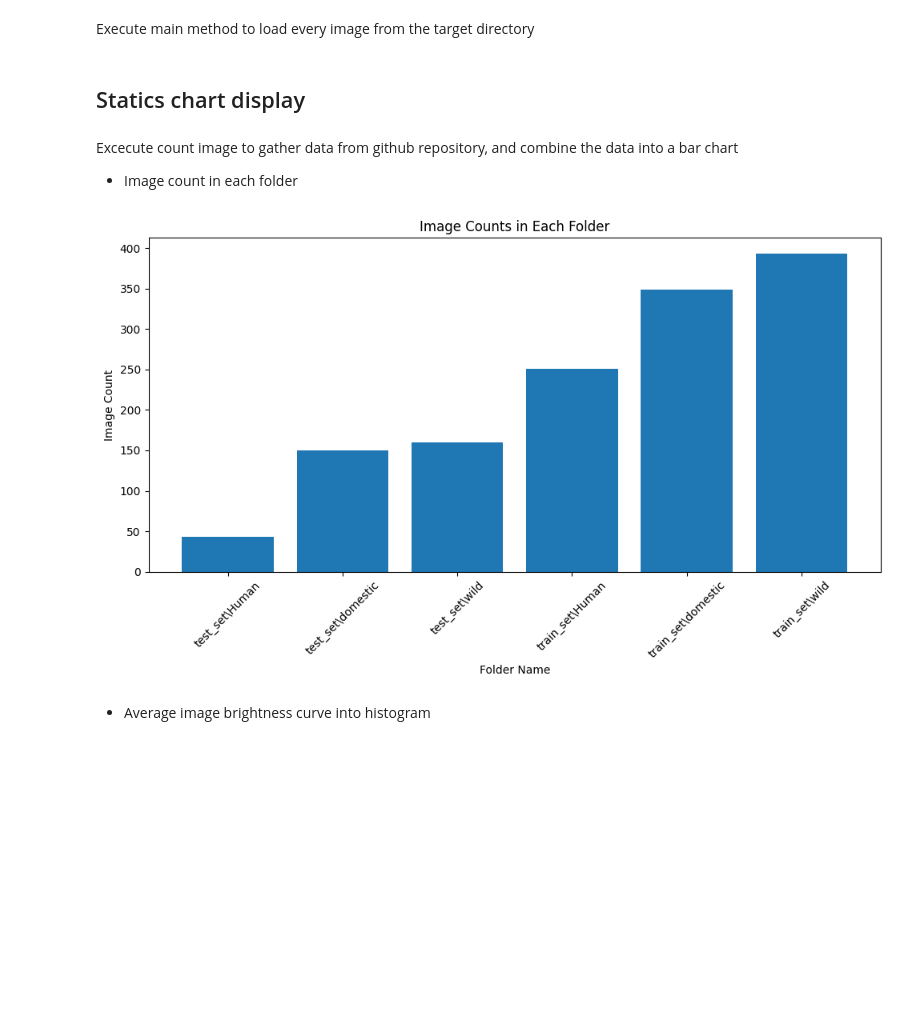
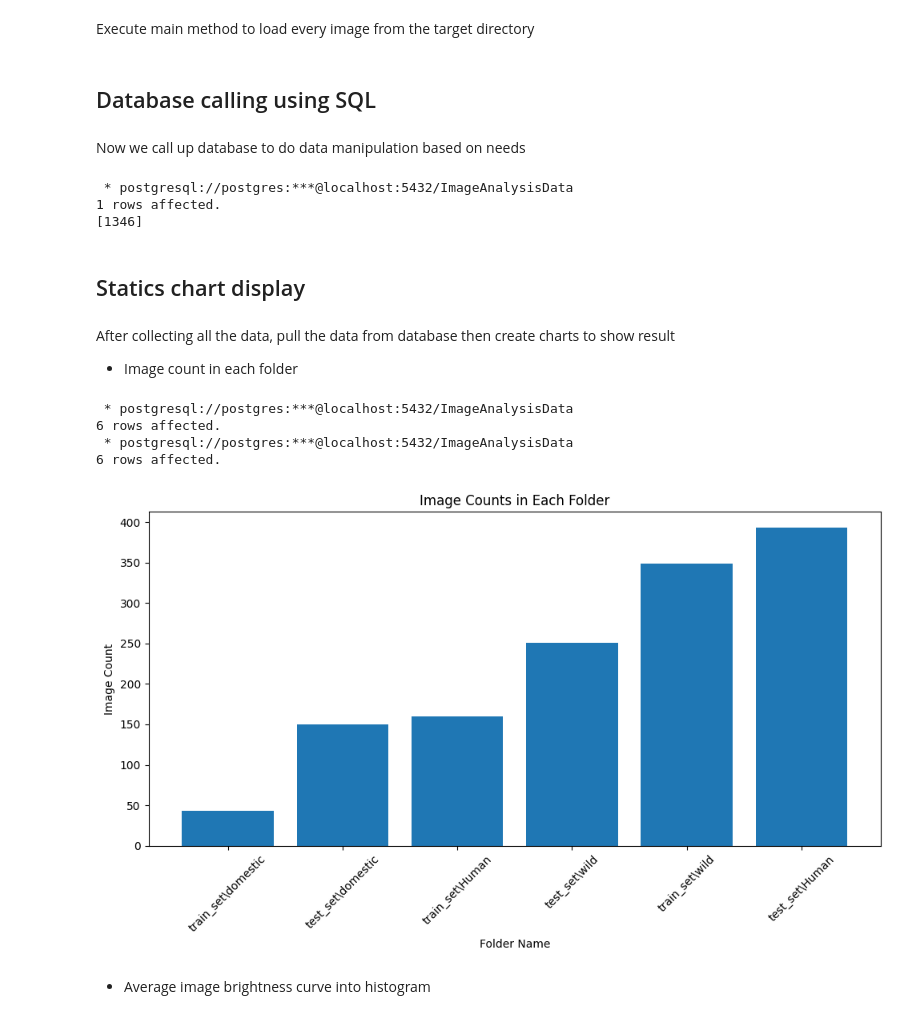
Before and after one commit to yanglinfang/npo_tech_wildlife_camera, a Jupyter notebook: imageRecognition.ipynb, the cells around one changed output. Drawn from its saved outputs; the diff is of its cells as text; code cells hidden in the pictures; blank space fills up the shorter version.

Commit message:
removed list to free up space, grab data only rely on database

```diff
--- a/imageRecognition.ipynb
+++ b/imageRecognition.ipynb
@@ -204,25 +196,49 @@ load_image_from_folder(apiUrl, maxRetry)
 # Close the cursor and connection after data has been stored
 cursor.close()
 conn.close()
+# %% [markdown]
+## Database calling using SQL
+# %% [markdown]
+Now we call up database to do data manipulation based on needs
+# %%
+# Grab data from database, turn the data into a python list
+result = %sql SELECT COUNT(*) FROM ImageData
+resultData = result.DataFrame().iloc[:, 0].tolist()
+print(resultData)
+# %% [output]
+ * postgresql://postgres:***@localhost:5432/ImageAnalysisData
+1 rows affected.
+[1346]
 # %% [markdown]
 ## Statics chart display
 # %% [markdown]
-Excecute count image to gather data from github repository, and combine the data into a bar chart
+After collecting all the data, pull the data from database then create charts to show result
 - Image count in each folder
 # %%
-folderName = list(folderCounts.keys())
-imageCount = list(folderCounts.values())
+# Grab data from database
+folderName = %sql SELECT DISTINCT image_path FROM ImageData
+imageCount = %sql SELECT COUNT(*) FROM ImageData GROUP BY image_path ORDER BY COUNT(*) ASC
+folderNameData = folderName.DataFrame().iloc[:, 0].tolist()
+imageCountData = imageCount.DataFrame().iloc[:, 0].tolist()
 
+# folderName = list(folderCounts.keys())
+# imageCount = list(folderCounts.values())
+
+# build bar figure to visualize result
 plt.figure(figsize=(10, 6))
-plt.bar(folderName, imageCount)
+plt.bar(folderNameData, imageCountData)
 plt.xlabel('Folder Name')
 plt.ylabel('Image Count')
 plt.title('Image Counts in Each Folder')
 plt.xticks(rotation=45)
 plt.tight_layout()
 plt.show()
 # %% [output]
+ * postgresql://postgres:***@localhost:5432/ImageAnalysisData
+6 rows affected.
+ * postgresql://postgres:***@localhost:5432/ImageAnalysisData
+6 rows affected.
-[figure, old version]
+[figure, new version]
 # %% [markdown]
 - Average image brightness curve into histogram
 # %%
```
Also changed, not shown: parts of 14 cells of this notebook.
